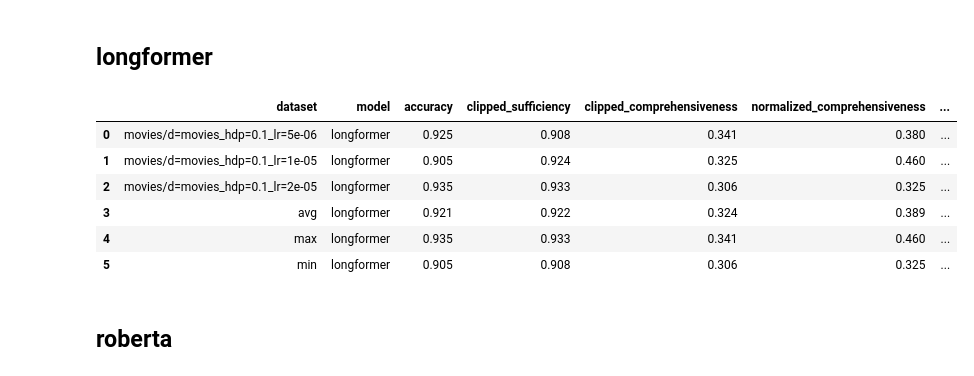
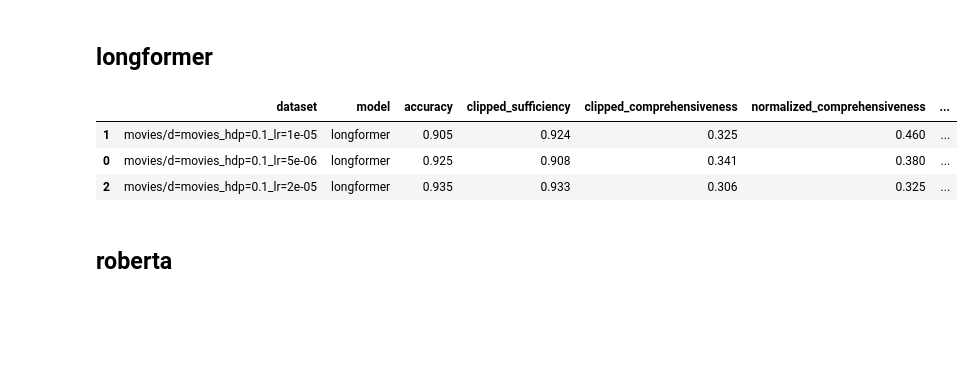
Before and after one commit to shaggyday/evaluating-human-rationales, a Jupyter notebook: plotting/result inspection.ipynb, the cells around one changed output. Cells and saved outputs as stored; diff of their text form; code cells hidden in the pictures; blank space fills up the shorter version.

```diff
--- a/plotting/result inspection.ipynb
+++ b/plotting/result inspection.ipynb
@@ -133,13 +121,0 @@ full_dataset_stat_df
-# %%
-plot_data = {"dataset": [], "class": [], "rationale_percentage": []}
-datasets = ["movies","SciFact"]
-for dataset in datasets:
-    tmp_df = full_dataset_stat_df[full_dataset_stat_df["dataset"] == dataset]
-    classes = eval(tmp_df["classes"].tolist()[0])
-    rationale_percentage = eval(tmp_df["mean_rationale_percent_class"].tolist()[0])
-    for idx in range(len(classes)):
-        plot_data["dataset"].append(dataset)
-        plot_data["class"].append("class "+str(idx))
-        plot_data["rationale_percentage"].append(rationale_percentage[idx]*100)
-plot_data_df = pd.DataFrame(plot_data)
-plot_data_df
@@ -162,83 +173,36 @@ plt.show()
 # %%
 model_names = ["longformer"]
 dataset_name = "movies"
 datasets = []
 param_1 = "d"
 param_2 = "hdp"
 param_3 = "lr"
 params_1 = [dataset_name]
 params_2 = [0.1]
 params_3 = [5e-6, 1e-5, 2e-5]
 for p1 in params_1:
     for p2 in params_2:
         for p3 in params_3:
             datasets.append(f"{dataset_name}/{param_1}={p1}_{param_2}={p2}_{param_3}={p3}")
+longformer_data_df = model_df(model_names, datasets)
 
-plot_data = {"dataset": [], "model": [], "accuracy": [], "clipped_sufficiency": [],
-            "clipped_comprehensiveness": [],  "normalized_comprehensiveness": [], "normalized_sufficiency": []}
+# # plot_data["dataset"].append("avg")
+# # plot_data["model"].append(model_name)
+# # plot_data["dataset"].append("max")
+# # plot_data["model"].append(model_name)
+# # plot_data["dataset"].append("min")
+# # plot_data["model"].append(model_name)
+# # for col in ["accuracy", "clipped_sufficiency", "clipped_comprehensiveness",  "normalized_comprehensiveness", "normalized_sufficiency"]:
+# #     plot_data[col].append(avg(plot_data[col]))
+# #     plot_data[col].append(max(plot_data[col]))
+# #     plot_data[col].append(min(plot_data[col]))
 
-for model_name in model_names:
-    output_dir = f"../{OUTPUT_DIR}/{model_name}"
-    for dataset in datasets:
-        feature_dir = os.path.join(output_dir, dataset)
-        f = f"{output_dir}/{dataset}/feature.csv"
-        feature_df = pd.read_csv(f)
-
-        y_hat = feature_df["predicted_classes"].to_numpy()
-        y = feature_df["true_classes"].to_numpy()
-        prob_y_hat = feature_df["prob_y_hat"].to_numpy()
-        prob_y_hat_alpha = feature_df["prob_y_hat_alpha"].to_numpy()
-        prob_y_hat_alpha_comp = feature_df["prob_y_hat_alpha_comp"].to_numpy()
-        null_difference = feature_df["null_diff"].to_numpy()
-
-        clipped_sufficiency = fidelity_calculator.compute(prob_y_hat=prob_y_hat,
-                                             prob_y_hat_alpha=prob_y_hat_alpha,
-                                             normalization=False)
-
-        clipped_comprehensiveness = fidelity_calculator.compute(prob_y_hat=prob_y_hat,
-                                                    prob_y_hat_alpha=prob_y_hat_alpha_comp,
-                                                    fidelity_type="comprehensiveness",
-                                                    normalization=False)
-
-        normalized_sufficiency = fidelity_calculator.compute(prob_y_hat=prob_y_hat,
-                                             prob_y_hat_alpha=prob_y_hat_alpha,
-                                             normalization=True, null_difference=null_difference)
-
-        normalized_comprehensiveness = fidelity_calculator.compute(prob_y_hat=prob_y_hat,
-                                                    prob_y_hat_alpha=prob_y_hat_alpha_comp,
-                                                    fidelity_type="comprehensiveness",
-                                                    normalization=True, null_difference=null_difference)
-
-        plot_data["dataset"].append(dataset)
-        plot_data["model"].append(model_name)
-        plot_data["accuracy"].append(mt.accuracy_score(y, y_hat))
-
-        plot_data["clipped_sufficiency"].append(clipped_sufficiency)
-        plot_data["clipped_comprehensiveness"].append(clipped_comprehensiveness)
-        plot_data["normalized_sufficiency"].append(normalized_sufficiency)
-        plot_data["normalized_comprehensiveness"].append(normalized_comprehensiveness)
-
-plot_data["dataset"].append("avg")
-plot_data["model"].append(model_name)
-plot_data["dataset"].append("max")
-plot_data["model"].append(model_name)
-plot_data["dataset"].append("min")
-plot_data["model"].append(model_name)
-for col in ["accuracy", "clipped_sufficiency", "clipped_comprehensiveness",  "normalized_comprehensiveness", "normalized_sufficiency"]:
-    plot_data[col].append(avg(plot_data[col]))
-    plot_data[col].append(max(plot_data[col]))
-    plot_data[col].append(min(plot_data[col]))
-
-long_data_df = pd.DataFrame(plot_data)
-long_data_df
+longformer_data_df
 # %% [output]
 |  | dataset | model | accuracy | clipped_sufficiency | clipped_comprehensiveness | normalized_comprehensiveness | ... |
+| 1 | movies/d=movies_hdp=0.1_lr=1e-05 | longformer | 0.905 | 0.924 | 0.325 | 0.460 | ... |
 | 0 | movies/d=movies_hdp=0.1_lr=5e-06 | longformer | 0.925 | 0.908 | 0.341 | 0.380 | ... |
-| 1 | movies/d=movies_hdp=0.1_lr=1e-05 | longformer | 0.905 | 0.924 | 0.325 | 0.460 | ... |
 | 2 | movies/d=movies_hdp=0.1_lr=2e-05 | longformer | 0.935 | 0.933 | 0.306 | 0.325 | ... |
-| 3 | avg | longformer | 0.921 | 0.922 | 0.324 | 0.389 | ... |
-| 4 | max | longformer | 0.935 | 0.933 | 0.341 | 0.460 | ... |
-| 5 | min | longformer | 0.905 | 0.908 | 0.306 | 0.325 | ... |
 # %% [markdown]
 ## roberta
 # %%
```
Also changed, not shown: parts of 22 cells of this notebook, 25 other files.
